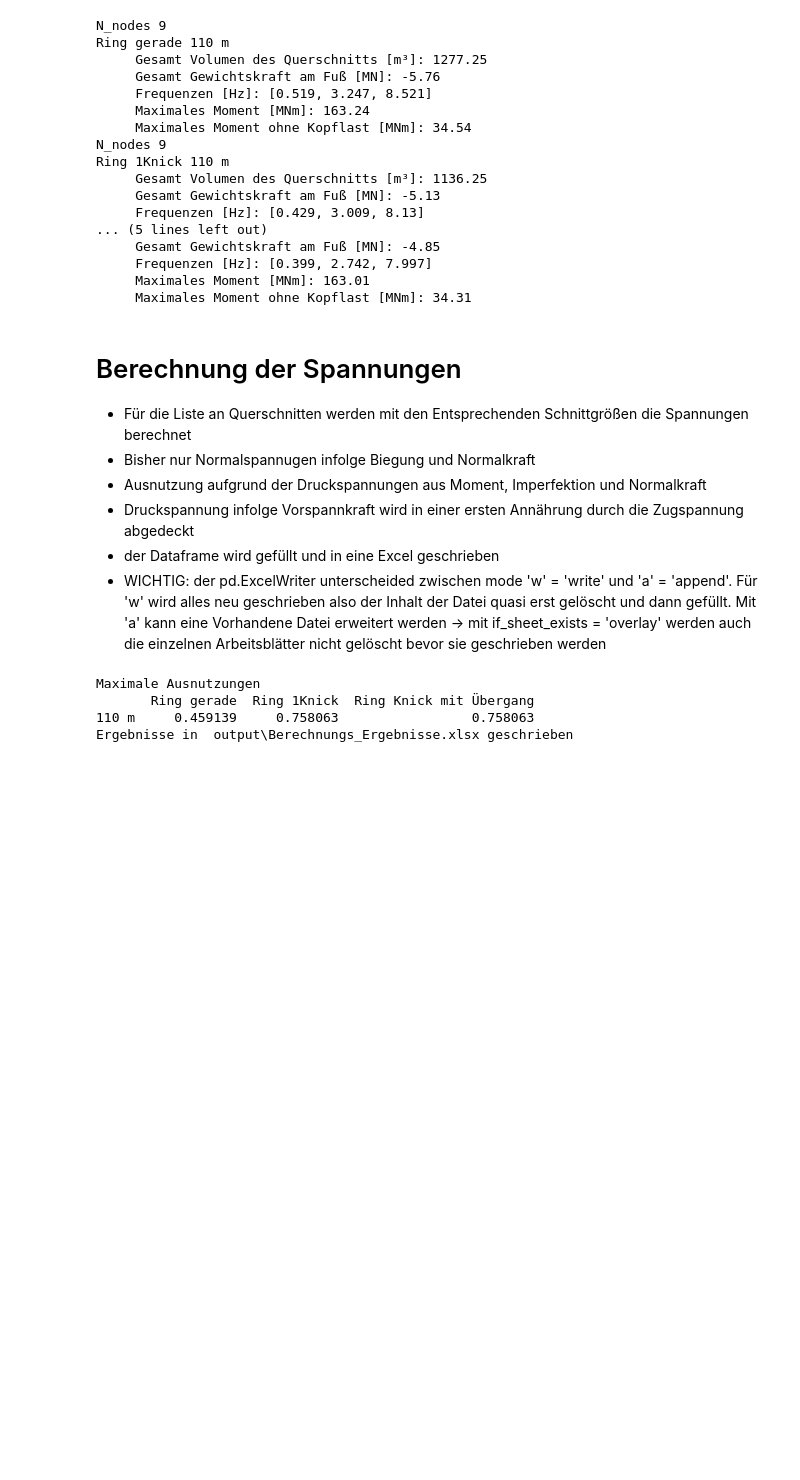
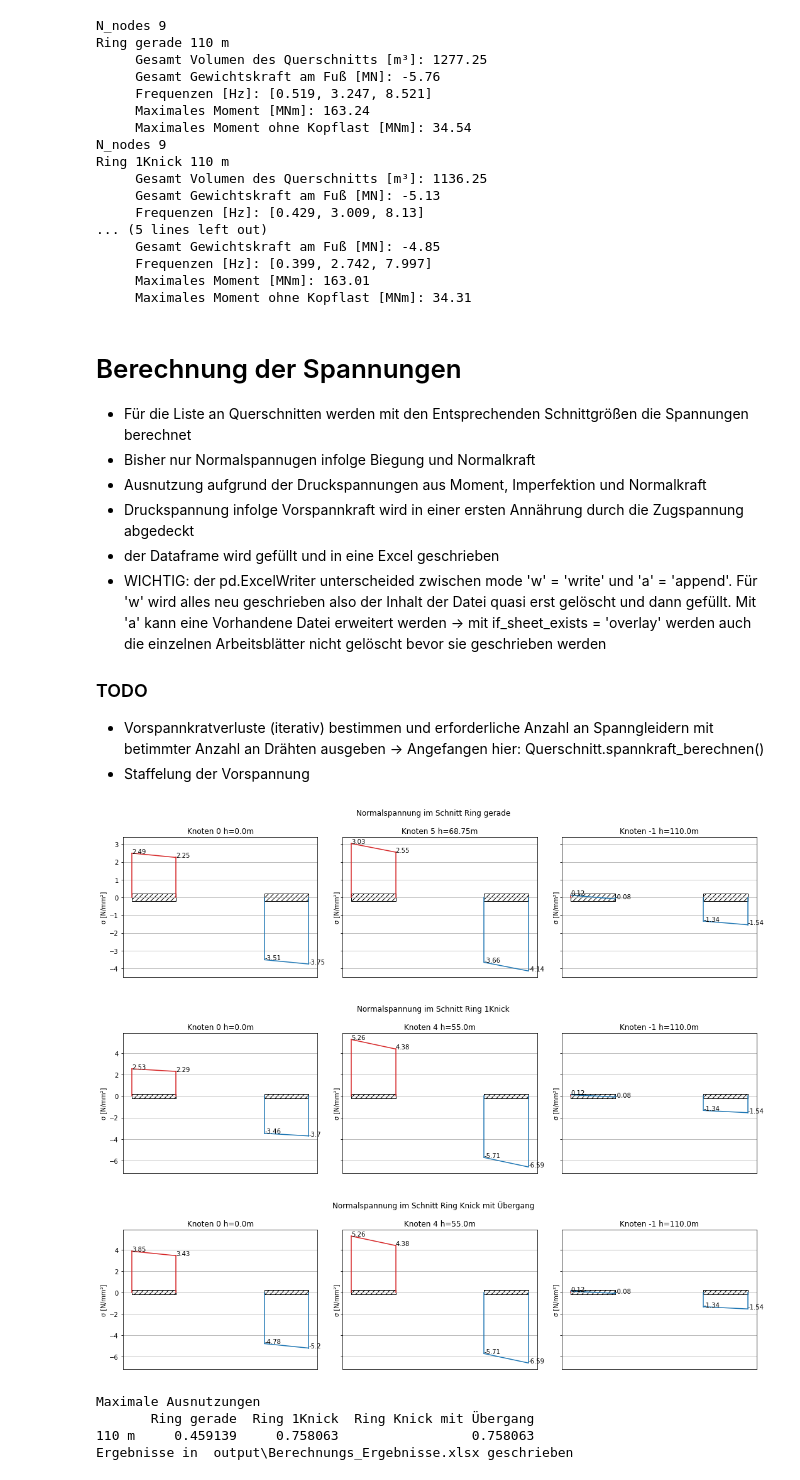
Before and after one commit to JoZimmer/CoupledBeams, a Jupyter notebook: 3DBeam/run_model.ipynb, the cells around one changed output. Saved outputs shown, nothing was run; the diff lists cells and outputs as text; code cells hidden in the pictures; blank space fills up the shorter version.

```diff
--- a/3DBeam/run_model.ipynb
+++ b/3DBeam/run_model.ipynb
@@ -193,12 +197,13 @@ Die Querschnittswerte über die Höhe sind in output\Querschnittswerte.xlsx gesc
 
 df_results_header_list = [[],[], []] # 1. Liste = 1. Level usw...
 include_tau = True
+include_sigma_M_N = False
 
 for qs in querschnitte:
     if qs.nabenhöhe not in df_results_header_list[0]:
         df_results_header_list[0].append(qs.nabenhöhe)
     if qs.name not in df_results_header_list[1]:
-        df_results_header_list[1].append(qs.name)# + ' tX ' + str(qs.t_laengslagen) + ' tY ' + str(qs.t_querlagen))
+        df_results_header_list[1].append(qs.name)
 
     # Berechnungsergebnisse - dritte Ebene:
     if not df_results_header_list[2]:
@@ -212,9 +217,9 @@ for qs in querschnitte:
             df_results_header_list[2].append(GD.GREEK_UNICODE['tau'] + '_Qy' + ' [' + qs.einheiten['Schubspannung'] + ']')
             df_results_header_list[2].append(GD.GREEK_UNICODE['tau'] + '_Mx' + ' [' + qs.einheiten['Schubspannung'] + ']')
             df_results_header_list[2].append(GD.GREEK_UNICODE['tau'] + '_ges' + ' [' + qs.einheiten['Schubspannung'] + ']')
-
-        # df_results_header_list[2].append(GD.GREEK_UNICODE['sigma'] + '_N [' + qs.einheiten['Normalspannung'] + ']')
-        # df_results_header_list[2].append(GD.GREEK_UNICODE['sigma'] + '_M [' + qs.einheiten['Normalspannung'] + ']')
+        if include_sigma_M_N:
+            df_results_header_list[2].append(GD.GREEK_UNICODE['sigma'] + '_N [' + qs.einheiten['Normalspannung'] + ']')
+            df_results_header_list[2].append(GD.GREEK_UNICODE['sigma'] + '_M [' + qs.einheiten['Normalspannung'] + ']')
 
 df_results_header = pd.MultiIndex.from_product(df_results_header_list, names=['Nabenhöhe', 'Querschnitt', 'Ergebnisse'])
 results_df = pd.DataFrame(columns=df_results_header)
@@ -410,44 +413,46 @@ Ring 1Knick 110 m
 - Druckspannung infolge Vorspannkraft wird in einer ersten Annährung durch die Zugspannung abgedeckt
 - der Dataframe wird gefüllt und in eine Excel geschrieben
 - WICHTIG: der pd.ExcelWriter unterscheided zwischen mode 'w' = 'write' und 'a' = 'append'. Für 'w' wird alles neu geschrieben also der Inhalt der Datei quasi erst gelöscht und dann gefüllt. Mit 'a' kann eine Vorhandene Datei erweitert werden -> mit if_sheet_exists = 'overlay' werden auch die einzelnen Arbeitsblätter nicht gelöscht bevor sie geschrieben werden
+
+### TODO
+- Vorspannkratverluste (iterativ) bestimmen und erforderliche Anzahl an Spanngleidern mit betimmter Anzahl an Drähten ausgeben -> Angefangen hier: Querschnitt.spannkraft_berechnen()
+- Staffelung der Vorspannung
 # %%
 max_ausnutzung = {}
 for querschnitt in querschnitte:
   QS_label = querschnitt.name
-  #QS_label_df = QS_label +  ' tX ' + str(querschnitt.t_laengslagen) + ' tY ' + str(querschnitt.t_querlagen)
   nabenhöhe = querschnitt.nabenhöhe
   t = round(querschnitt.wand_stärke * 100) # cm
   tX = querschnitt.t_laengslagen * 100
   tY = querschnitt.t_querlagen * 100
-  #print ('Spannungs Berechnung für', QS_label)
   if QS_label not in max_ausnutzung:
     max_ausnutzung[QS_label] = {}
 
   last = utils.parse_schnittgrößen_labels(schnittgrößen[QS_label][nabenhöhe])
 
-  querschnitt.calculate_vorspannkraft_sections(last, unit = 'MN')
-  #print (querschnitt.vorspannkraft_ges_fuge)
+  querschnitt.spannkraft_berechnung(last, unit = 'MN')
+  querschnitt.calculate_ausnutzung_normalspannung(last, add_vorspannkraft_grob=True, plot_spannungsverlauf=True)
+  querschnitt.calculate_schubspannung_resultierend(last)
 
-  querschnitt.calculate_ausnutzung_normalspannung(last, add_vorspannkraft_grob=True)
-  querschnitt.calculate_schubspannung_resultierend(last)
-  # NOTE results_df.loc[:, (Level1, Level2, Level3)] = daten
+  # NOTE Syntax: results_df.loc[:, (Level1, Level2, Level3)] = daten
   results_df.loc[:,(nabenhöhe, QS_label, 'Höhe [' + querschnitt.einheiten['Länge'] + ']')] = np.around(querschnitt.section_absolute_heights,2)
 
-  results_df.loc[:,(nabenhöhe, QS_label, GD.GREEK_UNICODE['sigma'] + '_zug [' + querschnitt.einheiten['Normalspannung'] + ']')] = querschnitt.sigma_zug_design
-  results_df.loc[:,(nabenhöhe, QS_label, GD.GREEK_UNICODE['sigma'] + '_druck [' + querschnitt.einheiten['Normalspannung'] + ']')] = querschnitt.sigma_druck_design
+  results_df.loc[:,(nabenhöhe, QS_label, GD.GREEK_UNICODE['sigma'] + '_zug [' + querschnitt.einheiten['Normalspannung'] + ']')] = np.around(querschnitt.sigma_zug_design,2)
+  results_df.loc[:,(nabenhöhe, QS_label, GD.GREEK_UNICODE['sigma'] + '_druck [' + querschnitt.einheiten['Normalspannung'] + ']')] = np.around(querschnitt.sigma_druck_design,2)
   results_df.loc[:,(nabenhöhe, QS_label, 'Ausnutzung druck')] = np.around(querschnitt.ausnutzung_druck,3)
   max_eta = max(querschnitt.ausnutzung_druck)
   max_ausnutzung[QS_label][str(nabenhöhe) + ' m'] = max_eta
 
-  results_df.loc[:,(nabenhöhe, QS_label, 'Vorspannkraft [MN]')] = querschnitt.vorspannkraft_ges_fuge
+  results_df.loc[:,(nabenhöhe, QS_label, 'Vorspannkraft [MN]')] = np.around(querschnitt.P_erf * utils.unit_conversion('N', 'MN') ,2)
 
   if include_tau:
-    results_df.loc[:,(nabenhöhe, QS_label, GD.GREEK_UNICODE['tau'] + '_Qy' + ' [' + qs.einheiten['Schubspannung'] + ']')] = np.around(querschnitt.tau_Qy,3)
-    results_df.loc[:,(nabenhöhe, QS_label, GD.GREEK_UNICODE['tau'] + '_Mx' + ' [' + qs.einheiten['Schubspannung'] + ']')] = np.around(querschnitt.tau_Mx,3)
-    results_df.loc[:,(nabenhöhe, QS_label, GD.GREEK_UNICODE['tau'] + '_ges' + ' [' + qs.einheiten['Schubspannung'] + ']')] = np.around(querschnitt.tau,3)
+    results_df.loc[:,(nabenhöhe, QS_label, GD.GREEK_UNICODE['tau'] + '_Qy' + ' [' + qs.einheiten['Schubspannung'] + ']')] = np.around(querschnitt.tau_Qy,2)
+    results_df.loc[:,(nabenhöhe, QS_label, GD.GREEK_UNICODE['tau'] + '_Mx' + ' [' + qs.einheiten['Schubspannung'] + ']')] = np.around(querschnitt.tau_Mx,2)
+    results_df.loc[:,(nabenhöhe, QS_label, GD.GREEK_UNICODE['tau'] + '_ges' + ' [' + qs.einheiten['Schubspannung'] + ']')] = np.around(querschnitt.tau,2)
 
-  # results_df.loc[:,(nabenhöhe, QS_label, GD.GREEK_UNICODE['sigma'] + '_N [' + querschnitt.einheiten['Normalspannung'] + ']')] = querschnitt.sigma_N_design
-  # results_df.loc[:,(nabenhöhe, QS_label, GD.GREEK_UNICODE['sigma'] + '_M [' + querschnitt.einheiten['Normalspannung'] + ']')] = querschnitt.sigma_M_design
+  if include_sigma_M_N:
+    results_df.loc[:,(nabenhöhe, QS_label, GD.GREEK_UNICODE['sigma'] + '_N [' + querschnitt.einheiten['Normalspannung'] + ']')] = querschnitt.sigma_N_design
+    results_df.loc[:,(nabenhöhe, QS_label, GD.GREEK_UNICODE['sigma'] + '_M [' + querschnitt.einheiten['Normalspannung'] + ']')] = querschnitt.sigma_M_design
 
 
 max_results_df = pd.DataFrame(max_ausnutzung)
@@ -457,33 +462,36 @@ print (max_results_df)
 #print ('Vorspannkraft [MN]')
 #print ( results_df[110, 'Ring', 'Vorspannkraft [MN]'])
 
 #______________________ ALLES IN EXCEL SPEICHERN _________________________________________________________________________________________
 d_rows = grund_parameter_df.shape[0] + 7 + results_df.shape[0]
 # bisschen arg händisch bisher -> um Ergebnisse verschiedener QS Wandstärken in einer Datei untereinander zu schreiben
 start_row_ti = {48:0, 56:d_rows, 64:2*d_rows}
 start_row_max_ti = {48:1, 56:1+8, 64:1+16}
 
 with pd.ExcelWriter(results_excel, mode= 'w', engine="openpyxl") as writer:# --> mode = 'a', if_sheet_exists='overlay'
   nrows = start_row_ti[int(t)] + grund_parameter_df.shape[0]
   ausnutzungs_cols = utils.get_spalten_ausnutzung(results_df, df_results_header_list, start_row = nrows+2, start_col = 0)
   # TODO macht gerade nur sinn die QS Werte mit hier rein zu schreiben wenn es eineinzelner QS ist
   holz_df.to_excel(writer, sheet_name= 'QS_Werte', startrow=0, startcol=0, index=False)#
   qs_df.to_excel(writer, sheet_name= 'QS_Werte', startrow=4, startcol=0)#, index=False
   results_df.to_excel(writer, sheet_name= 'Berechnungs_Ergebnisse', startrow=nrows+2, startcol=0, index=True)#, float_format='%.4f')
   grund_parameter_df.to_excel(writer, sheet_name= 'Berechnungs_Ergebnisse', startrow=start_row_ti[int(t)], startcol=0, index=False)
   max_results_df.to_excel(writer, sheet_name= 'Ausnutzungen_max', startrow=start_row_max_ti[t], index=True)
 
 utils.zellen_groeße_formatieren(results_excel, worksheet= 'QS_Werte', cell_width=15, n_cols=len(qs_df.columns)+1)
 utils.zellen_groeße_formatieren(results_excel, worksheet= 'Berechnungs_Ergebnisse', cell_width=18, n_cols=len(results_df.columns)+1)
 utils.add_databar_color(results_excel, worksheet = 'Berechnungs_Ergebnisse', columns = ausnutzungs_cols)
 utils.zellen_groeße_formatieren(results_excel, worksheet= 'Ausnutzungen_max', cell_width=20, n_cols=len(max_results_df.columns)+1)
 utils.zelle_beschriften(results_excel, 'Ausnutzungen_max', 'B' + str(start_row_max_ti[t]),
                        't, tX, tY [cm] ' + ', '.join([str(int(t)), str(round(tX,1)), str(round(tY,1))]) ,'B' + str(start_row_max_ti[t])+ ':E'+ str(start_row_max_ti[t]))
 
 
 
 print ('Ergebnisse in ', results_excel, 'geschrieben')
 # %% [output]
+[figure, added]
+[figure, added]
+[figure, added]
 Maximale Ausnutzungen
        Ring gerade  Ring 1Knick  Ring Knick mit Übergang
 110 m     0.459139     0.758063                 0.758063
```
Also changed, not shown: parts of 5 cells of this notebook, 13 other files.
